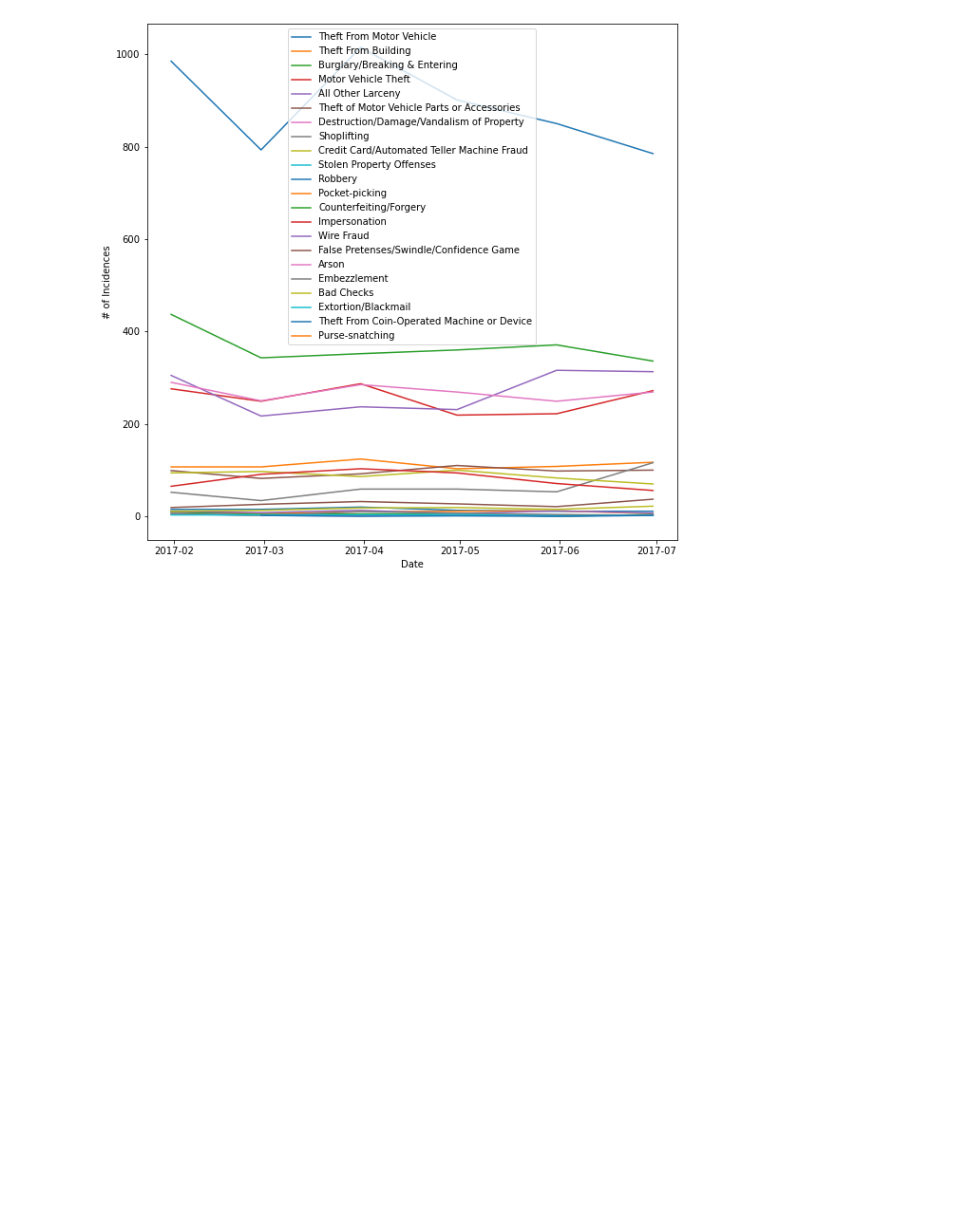
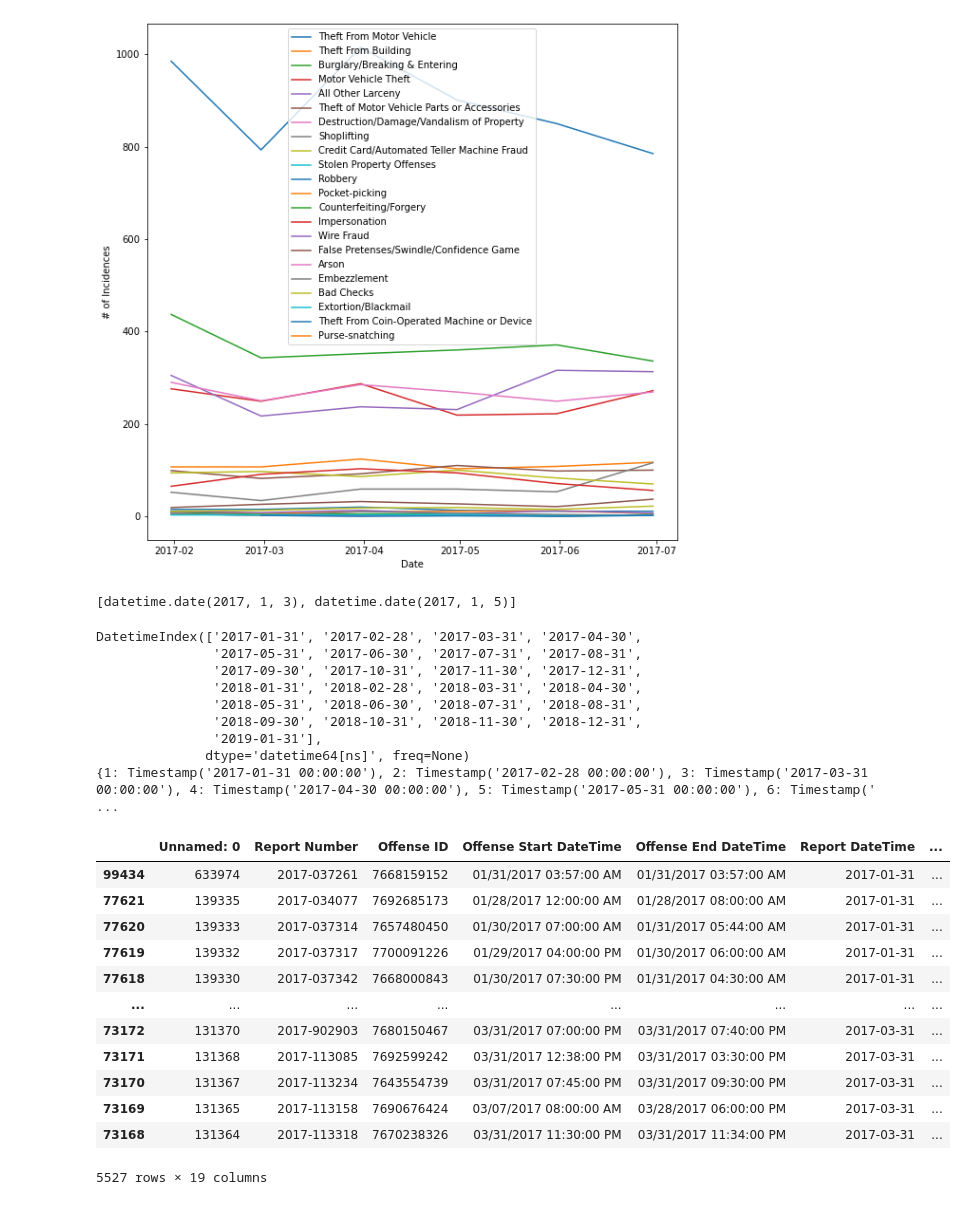
Before and after one commit to jawanggit/Seattle_Crime_Dashboard, a Jupyter notebook: SPD_EDA.ipynb, the cells around one changed output. Drawn from its saved outputs; the diff is of its cells as text; code cells hidden in the pictures; blank space fills up the shorter version.

Commit message:
finished radius, date filter

```diff
--- a/SPD_EDA.ipynb
+++ b/SPD_EDA.ipynb
@@ -74,7 +75,7 @@ NameError: name 'profile' is not defined
 SPD_data = pd.read_csv('sample_2018_2019.csv',delimiter = ',')
 #SPD_data['Report DateTime'] = pd.to_datetime(SPD_data['Report DateTime'])
 SPD_data.sort_values(by='Report DateTime', ascending = True, inplace = True)
-SPD_data = SPD_data.iloc[:100000,:]
+SPD_data = SPD_data.iloc[:10000,:]
 # %%
 mask = SPD_data['Crime Against Category'] == 'PERSON'
 #SPD_data[mask]
@@ -308,0 +323,57 @@ crime_trend_plot('PROPERTY','2017-01-01')
+# %%
+[date(2017,1,3), date(2017,1,5)]
+# %% [output]
+[datetime.date(2017, 1, 3), datetime.date(2017, 1, 5)]
+# %%
+test = pd.to_datetime(np.array(['2017-01-31', '2017-02-28', '2017-03-31', '2017-04-30',
+               '2017-05-31', '2017-06-30', '2017-07-31', '2017-08-31',
+               '2017-09-30', '2017-10-31', '2017-11-30', '2017-12-31',
+               '2018-01-31', '2018-02-28', '2018-03-31', '2018-04-30',
+               '2018-05-31', '2018-06-30', '2018-07-31', '2018-08-31',
+               '2018-09-30', '2018-10-31', '2018-11-30', '2018-12-31',
+               '2019-01-31']))
+print(test)
+
+
+
+def crimes_in_radius_dates(coord, radius, range):
+    month_dict = {}
+    for k,v in enumerate(test):
+        month_dict[k+1]=v
+    start_date = month_dict[range[0]]
+
+    end_date = month_dict[range[1]]
+    lat = coord[0]
+    lon = coord[1]
+    print(month_dict)
+    #filter by date range
+    df = SPD_data
+    df['Report DateTime']=pd.to_datetime(df['Report DateTime']).dt.date
+    date_mask = (pd.to_datetime(df['Report DateTime']) >= start_date) &                 (pd.to_datetime(df['Report DateTime']) <= end_date)
+    dff = df[date_mask]
+
+
+crimes_in_radius_dates((47.808786, -122.305899), 2, [1,3])
+# %% [output]
+DatetimeIndex(['2017-01-31', '2017-02-28', '2017-03-31', '2017-04-30',
+               '2017-05-31', '2017-06-30', '2017-07-31', '2017-08-31',
+               '2017-09-30', '2017-10-31', '2017-11-30', '2017-12-31',
+               '2018-01-31', '2018-02-28', '2018-03-31', '2018-04-30',
+               '2018-05-31', '2018-06-30', '2018-07-31', '2018-08-31',
+               '2018-09-30', '2018-10-31', '2018-11-30', '2018-12-31',
+               '2019-01-31'],
+              dtype='datetime64[ns]', freq=None)
+{1: Timestamp('2017-01-31 00:00:00'), 2: Timestamp('2017-02-28 00:00:00'), 3: Timestamp('2017-03-31 00:00:00'), 4: Timestamp('2017-04-30 00:00:00'), 5: Timestamp('2017-05-31 00:00:00'), 6: Timestamp(' ...
+|  | Unnamed: 0 | Report Number | Offense ID | Offense Start DateTime | Offense End DateTime | Report DateTime | ... |
+| 99434 | 633974 | 2017-037261 | 7668159152 | 01/31/2017 03:57:00 AM | 01/31/2017 03:57:00 AM | 2017-01-31 | ... |
+| 77621 | 139335 | 2017-034077 | 7692685173 | 01/28/2017 12:00:00 AM | 01/28/2017 08:00:00 AM | 2017-01-31 | ... |
+| 77620 | 139333 | 2017-037314 | 7657480450 | 01/30/2017 07:00:00 AM | 01/31/2017 05:44:00 AM | 2017-01-31 | ... |
+| 77619 | 139332 | 2017-037317 | 7700091226 | 01/29/2017 04:00:00 PM | 01/30/2017 06:00:00 AM | 2017-01-31 | ... |
+| 77618 | 139330 | 2017-037342 | 7668000843 | 01/30/2017 07:30:00 PM | 01/31/2017 04:30:00 AM | 2017-01-31 | ... |
+| ... | ... | ... | ... | ... | ... | ... | ... |
+| 73172 | 131370 | 2017-902903 | 7680150467 | 03/31/2017 07:00:00 PM | 03/31/2017 07:40:00 PM | 2017-03-31 | ... |
+| 73171 | 131368 | 2017-113085 | 7692599242 | 03/31/2017 12:38:00 PM | 03/31/2017 03:30:00 PM | 2017-03-31 | ... |
+| 73170 | 131367 | 2017-113234 | 7643554739 | 03/31/2017 07:45:00 PM | 03/31/2017 09:30:00 PM | 2017-03-31 | ... |
+| 73169 | 131365 | 2017-113158 | 7690676424 | 03/07/2017 08:00:00 AM | 03/28/2017 06:00:00 PM | 2017-03-31 | ... |
+| 73168 | 131364 | 2017-113318 | 7670238326 | 03/31/2017 11:30:00 PM | 03/31/2017 11:34:00 PM | 2017-03-31 | ... |
+5527 rows × 19 columns
```
Also changed, not shown: parts of 3 cells of this notebook, 3 other files.
